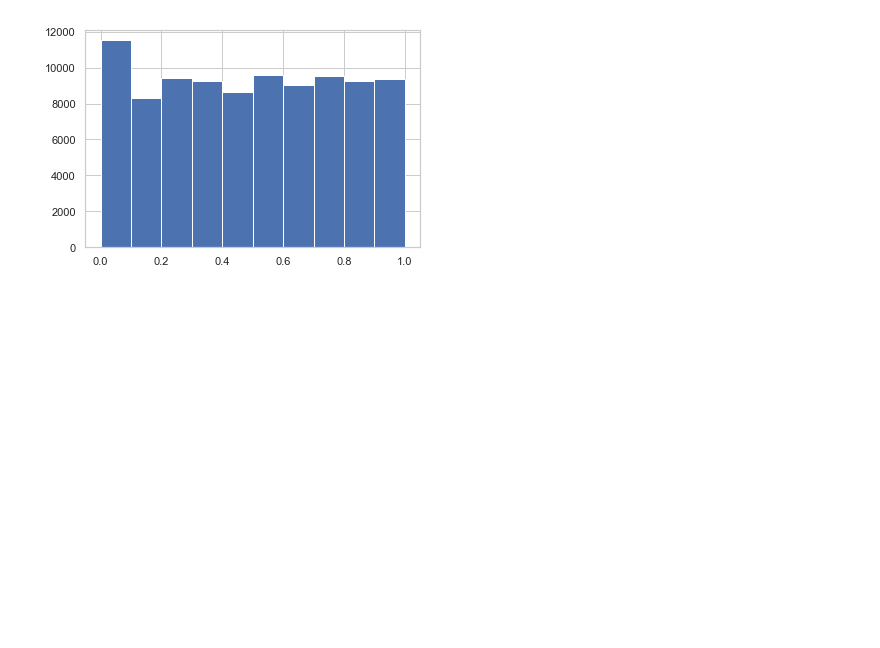
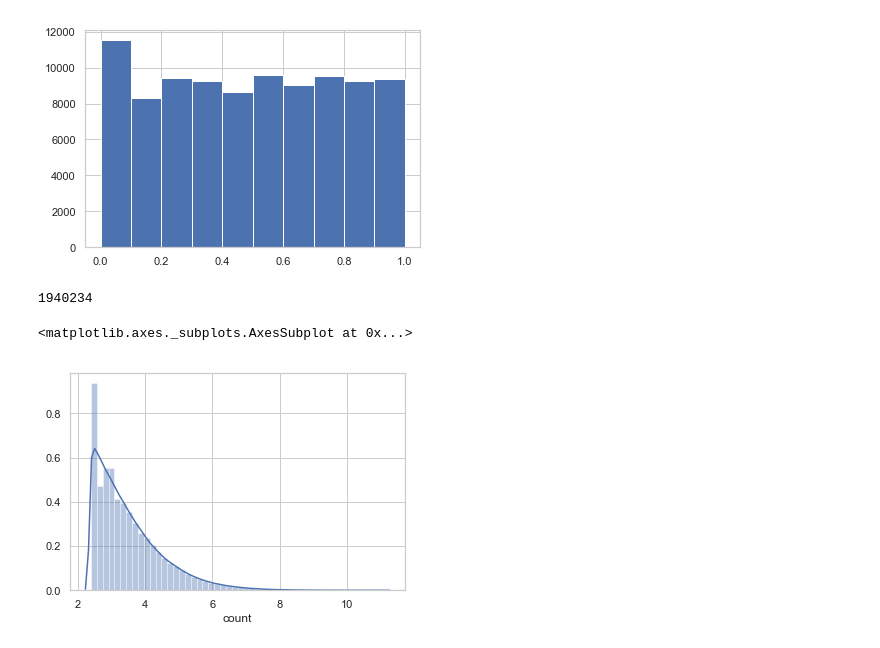
Before and after one commit to davidmcclure/news-vec, a Jupyter notebook: notebooks/18-article-counts.ipynb, the cells around one changed output. Saved outputs shown, nothing was run; the diff lists cells and outputs as text; code cells hidden in the pictures; blank space fills up the shorter version.

```diff
--- a/notebooks/18-article-counts.ipynb
+++ b/notebooks/18-article-counts.ipynb
@@ -190,3 +190,12 @@ _ = plt.hist(nyt['count'].rank(method='min', pct=True), bins=50)
 _ = plt.hist(nyt[nyt['count'] > 10]['count'].rank(method='min', pct=True), bins=10)
 # %% [output]
 [figure]
+# %%
+len(df[df['count'] > 10])
+# %% [output]
+1940234
+# %%
+sns.distplot(np.log(df[df['count'] > 10]['count']))
+# %% [output]
+<matplotlib.axes._subplots.AxesSubplot at 0x...>
+[figure, added]
```
Also changed, not shown: 1 other file.
